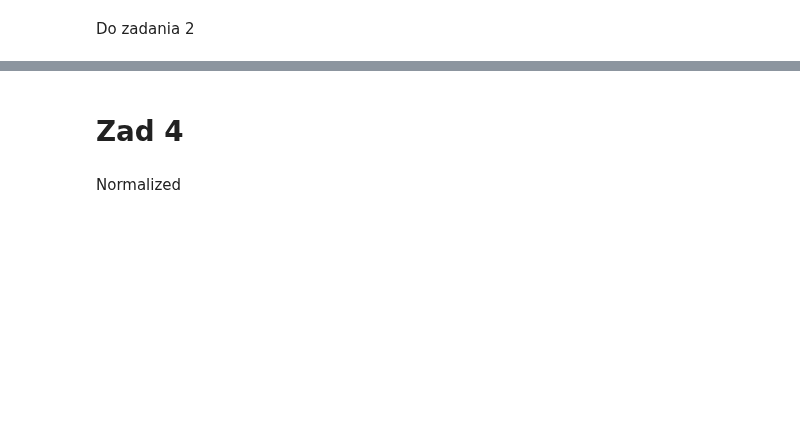
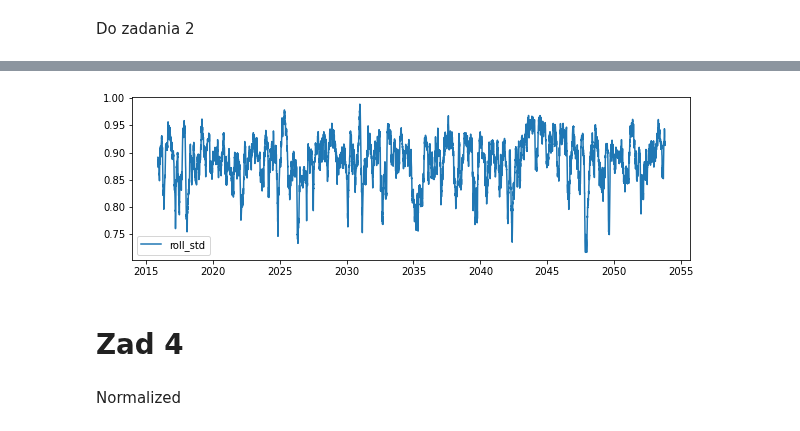
Before and after one commit to 11jolek11/BigData, a Jupyter notebook: List4.ipynb, the cells around one changed output, grey strips where cells are left out. Saved outputs shown, nothing was run; the diff lists cells and outputs as text; code cells hidden in the pictures; blank space fills up the shorter version.

```diff
--- a/List4.ipynb
+++ b/List4.ipynb
@@ -196,6 +202,9 @@ def entopy_base_2(data):
 # %%
 def first_hurst(data):
     return hurst.compute_Hc(data)[0]
+# %%
+def fractal_dim(data):
+    return corr_dim(data, 1)
 # %%
 roll_entropy = x.rolling(7).apply(entopy_base_2)
 
@@ -217,3 +226,12 @@ plt.show()
+# %%
+roll_fractal = x.rolling(100).apply(fractal_dim)
+
+plt.figure(figsize=(10,3))
+plt.plot(t, roll_fractal, label='roll_std')
+plt.legend()
+plt.show()
+# %% [output]
+[figure, added]
 # %% [markdown]
 # Zad 4
 # %% [markdown]
```
Also changed, not shown: parts of 23 cells of this notebook.
